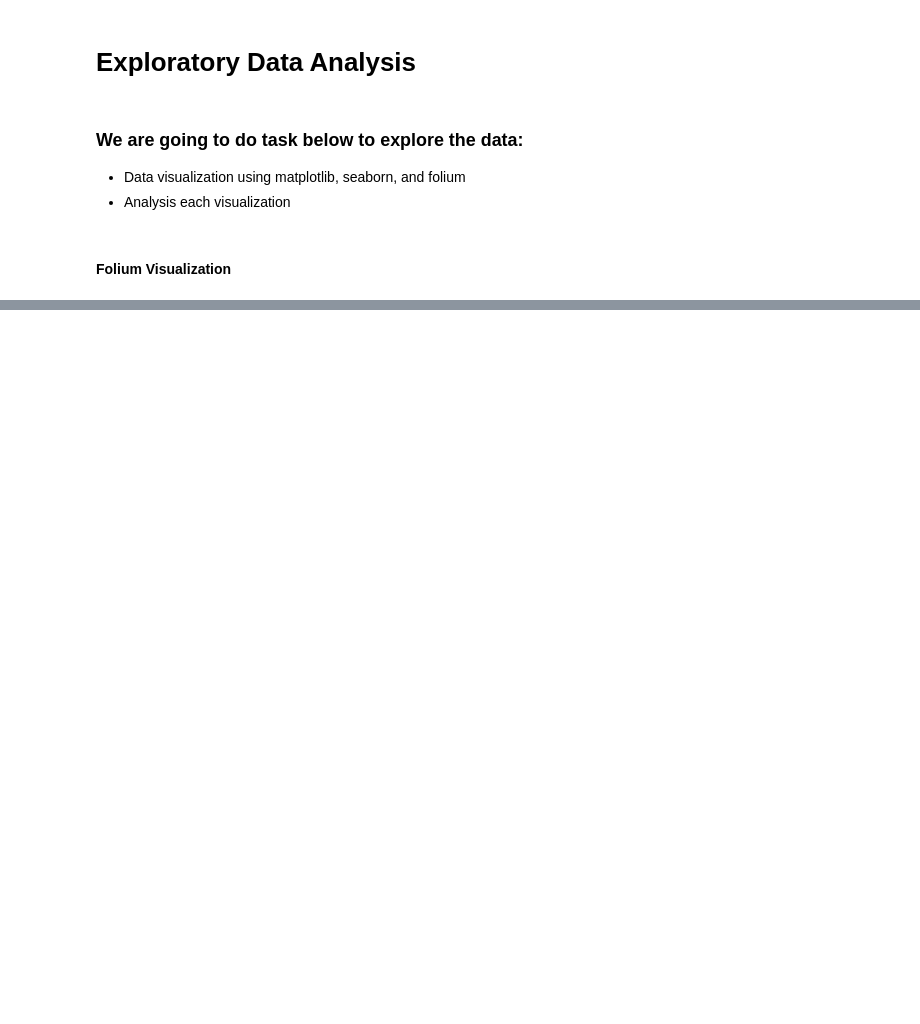
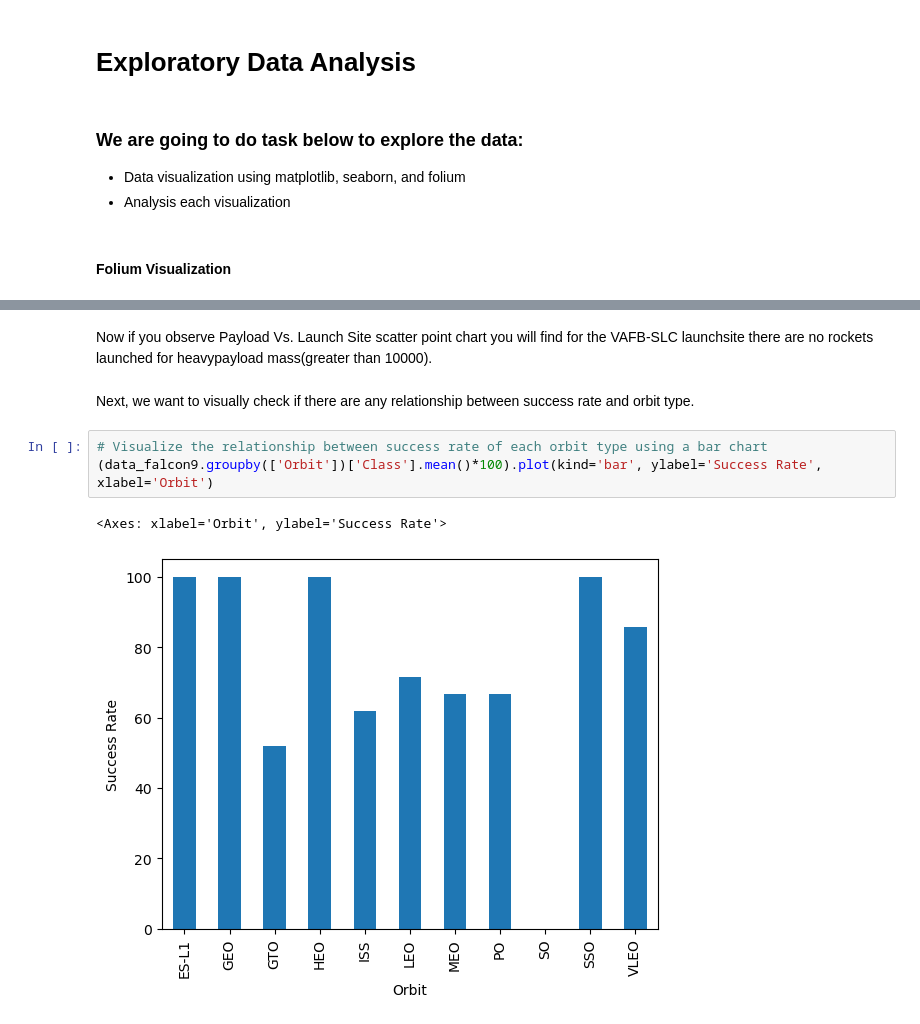
Before and after one commit to enricofindley/ds-project, a Jupyter notebook: spacex-rocket-landing-prediction.ipynb, the cells around one changed output, grey strips where cells are left out. Saved outputs shown, nothing was run; the diff lists cells and outputs as text; blank space fills up the shorter version.

```diff
--- a/spacex-rocket-landing-prediction.ipynb
+++ b/spacex-rocket-landing-prediction.ipynb
@@ -324,0 +602,10 @@ data_falcon9.head()
+# %% [markdown]
+Now if you observe Payload Vs. Launch Site scatter point chart you will find for the VAFB-SLC  launchsite there are no  rockets  launched for  heavypayload mass(greater than 10000).
+# %% [markdown]
+Next, we want to visually check if there are any relationship between success rate and orbit type.
+# %%
+# Visualize the relationship between success rate of each orbit type using a bar chart
+(data_falcon9.groupby(['Orbit'])['Class'].mean()*100).plot(kind='bar', ylabel='Success Rate', xlabel='Orbit')
+# %% [output]
+<Axes: xlabel='Orbit', ylabel='Success Rate'>
+[figure, added]
```
Also changed, not shown: parts of 72 cells of this notebook.
